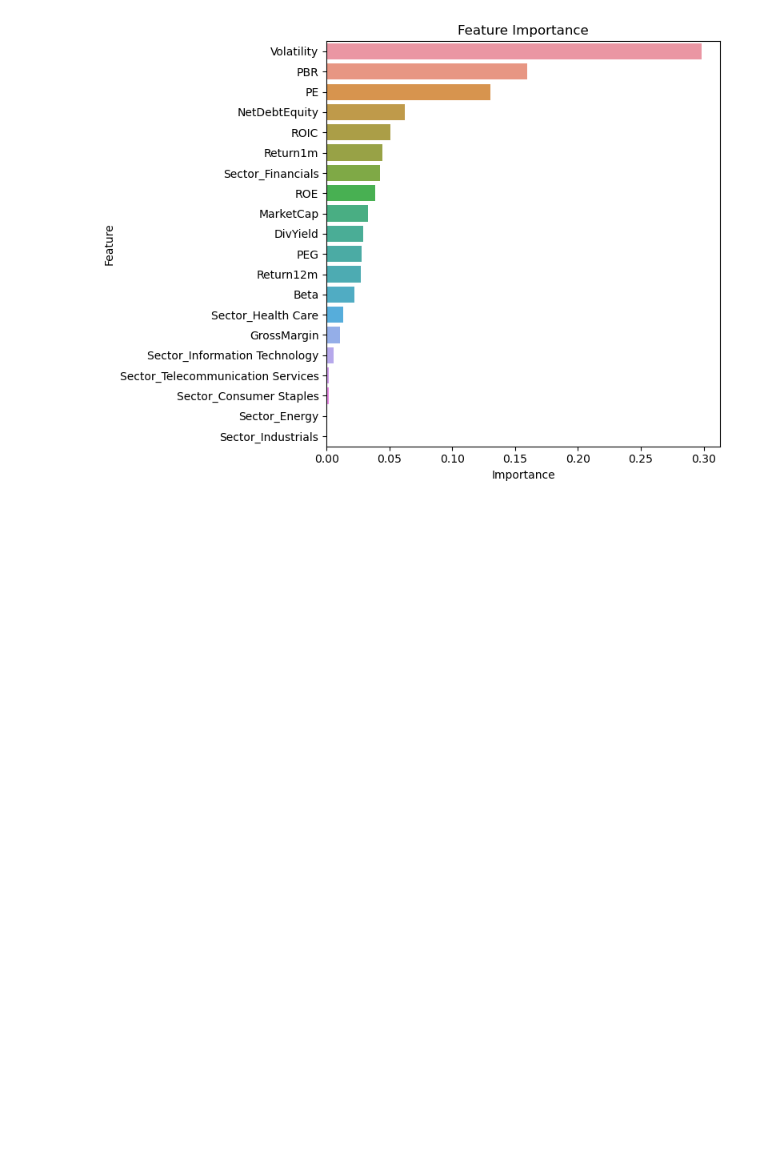
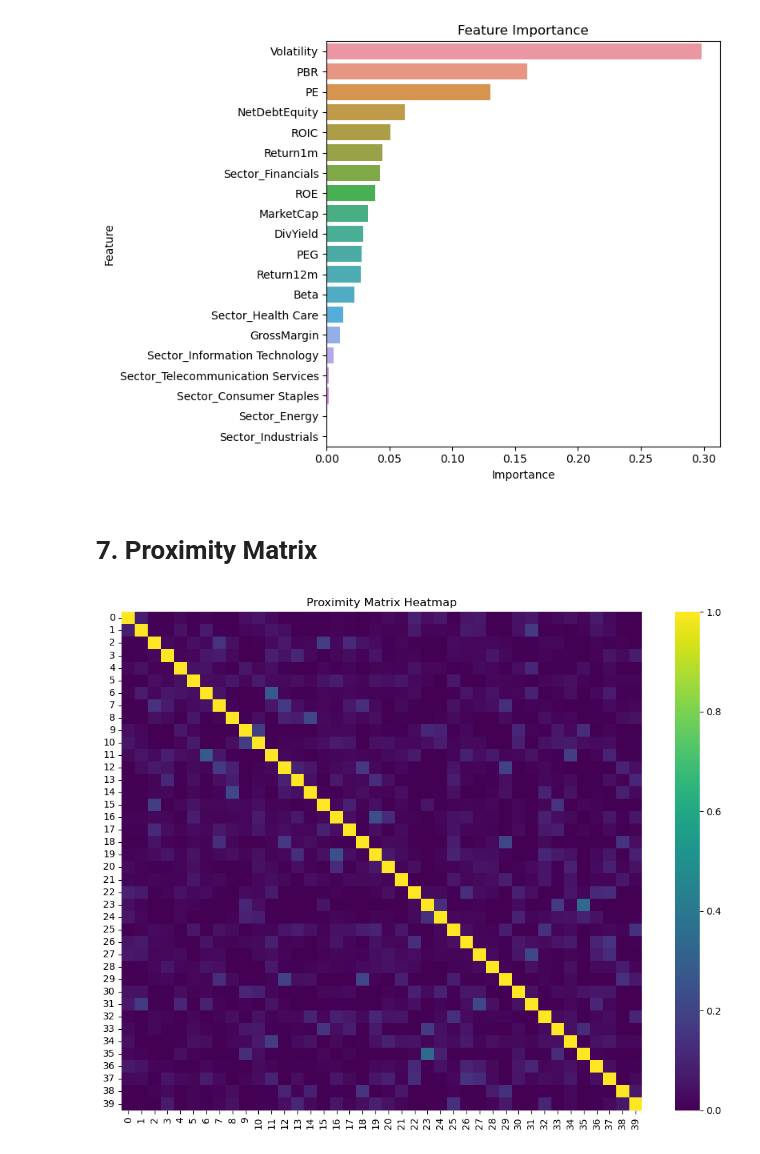
Before and after one commit to emilesgt/Machine_Learning_for_Asset_Management_Tutorial3, a Jupyter notebook: Tutorial3_RF1_Students.ipynb, the cells around one changed output. Saved outputs shown, nothing was run; the diff lists cells and outputs as text; code cells hidden in the pictures; blank space fills up the shorter version.

Commit message:
RF1 : part 7 Proximity matrix

```diff
--- a/Tutorial3_RF1_Students.ipynb
+++ b/Tutorial3_RF1_Students.ipynb
@@ -192,3 +192,25 @@ plt.tight_layout()
 plt.show()
 # %% [output]
 [figure]
+# %% [markdown]
+# 7. Proximity Matrix
+# %%
+# Compute the proximity matrix based on leaf indices from all trees
+leaf_indices = rf.apply(X)  # shape: (n_samples, n_trees)
+n_trees = leaf_indices.shape[1]
+n_samples = leaf_indices.shape[0]
+proximity = np.zeros((n_samples, n_samples))
+for i in range(n_samples):
+    for j in range(n_samples):
+        proximity[i, j] = np.sum(leaf_indices[i] == leaf_indices[j])
+
+proximity = proximity / n_trees
+# %%
+# Question 10: run heatmap on variable proximity of rf
+plt.figure(figsize=(10,8))
+sns.heatmap(proximity, cmap="viridis")
+plt.title('Proximity Matrix Heatmap')
+plt.tight_layout()
+plt.show()
+# %% [output]
+[figure, added]
```
